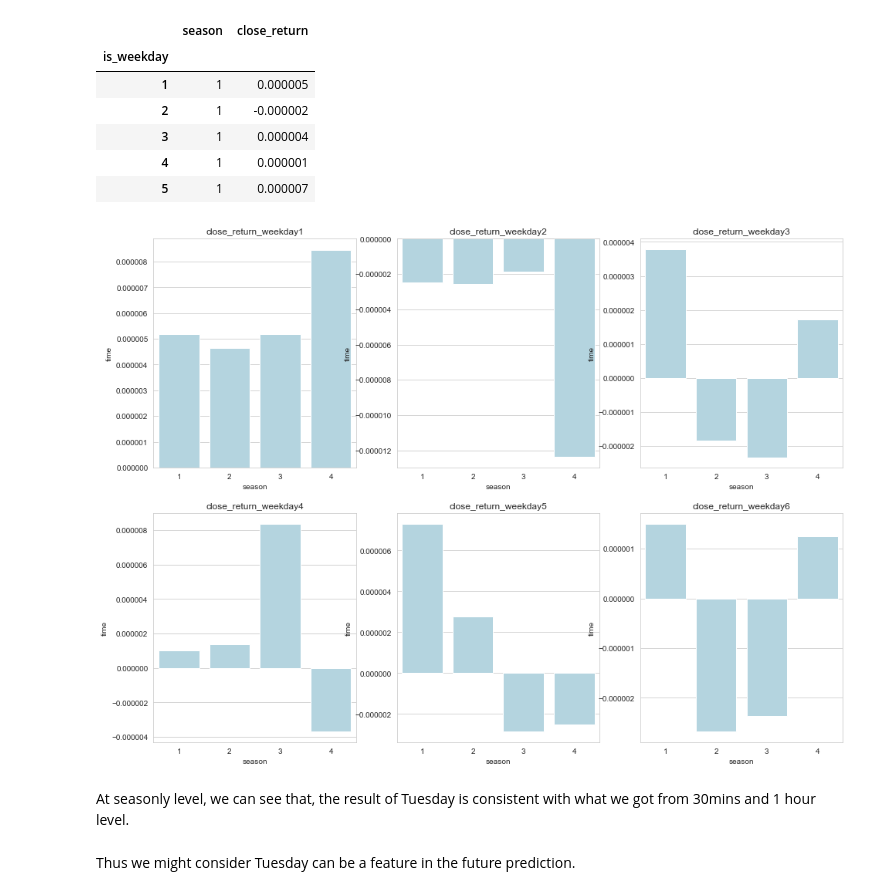
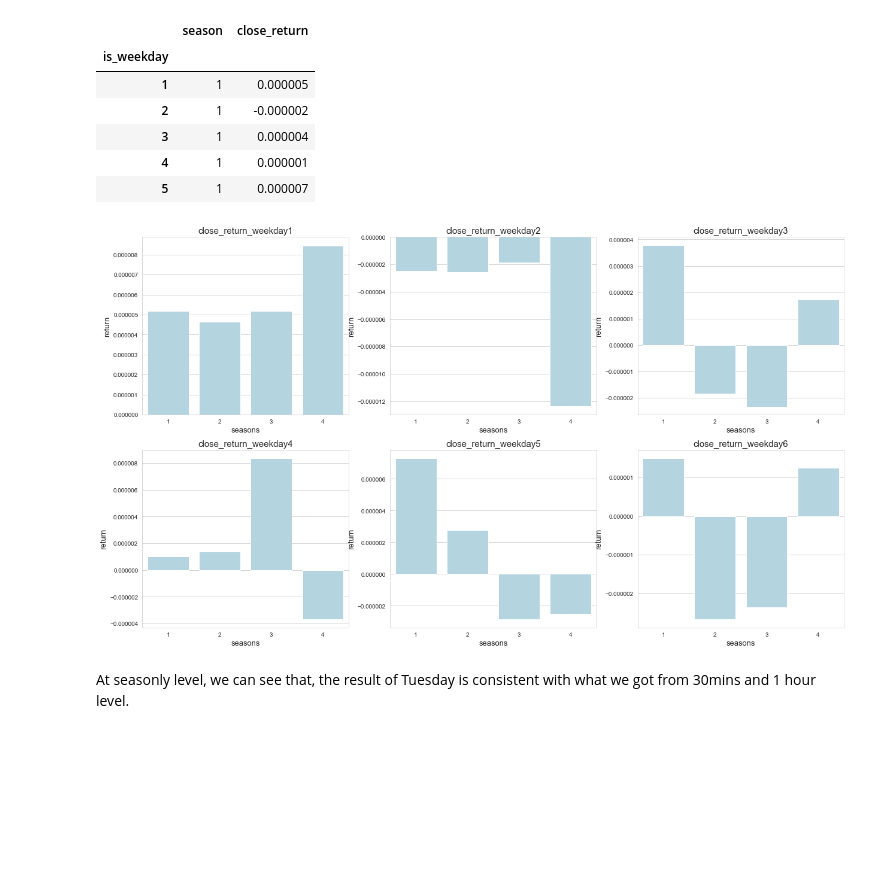
Before and after one commit to TJmask/Cu-Copper---EDA-Chinese-future-Market-, a Jupyter notebook: notebooks/cu9999_EDA_TS.ipynb, the cells around one changed output. Saved outputs shown, nothing was run; the diff lists cells and outputs as text; code cells hidden in the pictures; blank space fills up the shorter version.

```diff
--- a/notebooks/cu9999_EDA_TS.ipynb
+++ b/notebooks/cu9999_EDA_TS.ipynb
@@ -1481,21 +1481,19 @@ weekday_season.head()
 | 5 | 1 | 0.000007 |
 # %%
 ## plotting for months and weekdays
-fig, axes = plt.subplots(2,3, figsize=(16,12), squeeze = False)
+fig, axes = plt.subplots(2,3, figsize=(21,12), squeeze = False)
 # i = weekly_30m.loc[(slice(None),2),:]
 for i in range(6):
     x = weekday_season[weekday_season.index==i+1]['season']
     y = weekday_season[weekday_season.index==i+1]['close_return']
     ax = axes[i//3, i%3]
     sns.barplot(x=x,y=y, ax=ax,color = 'lightblue')
     sns.set_style("whitegrid")
-    ax.set_title('close_return_weekday'+str(i+1))
-    ax.set_ylabel("return")
-    ax.set_ylabel("time")
+    ax.set_title('close_return_weekday'+str(i+1), size=15)
+    ax.set_ylabel("return",size=13)
+    ax.set_xlabel("seasons", size=13)
     ax.set_xticklabels(x, rotation=0)
 # %% [output]
-[figure, old version]
+[figure, new version]
 # %% [markdown]
 At seasonly level, we can see that, the result of Tuesday is consistent with what we got from 30mins and 1 hour level.
-# %% [markdown]
-Thus we might consider Tuesday can be a feature in the future prediction.
```
Also changed, not shown: parts of 4 cells of this notebook.
